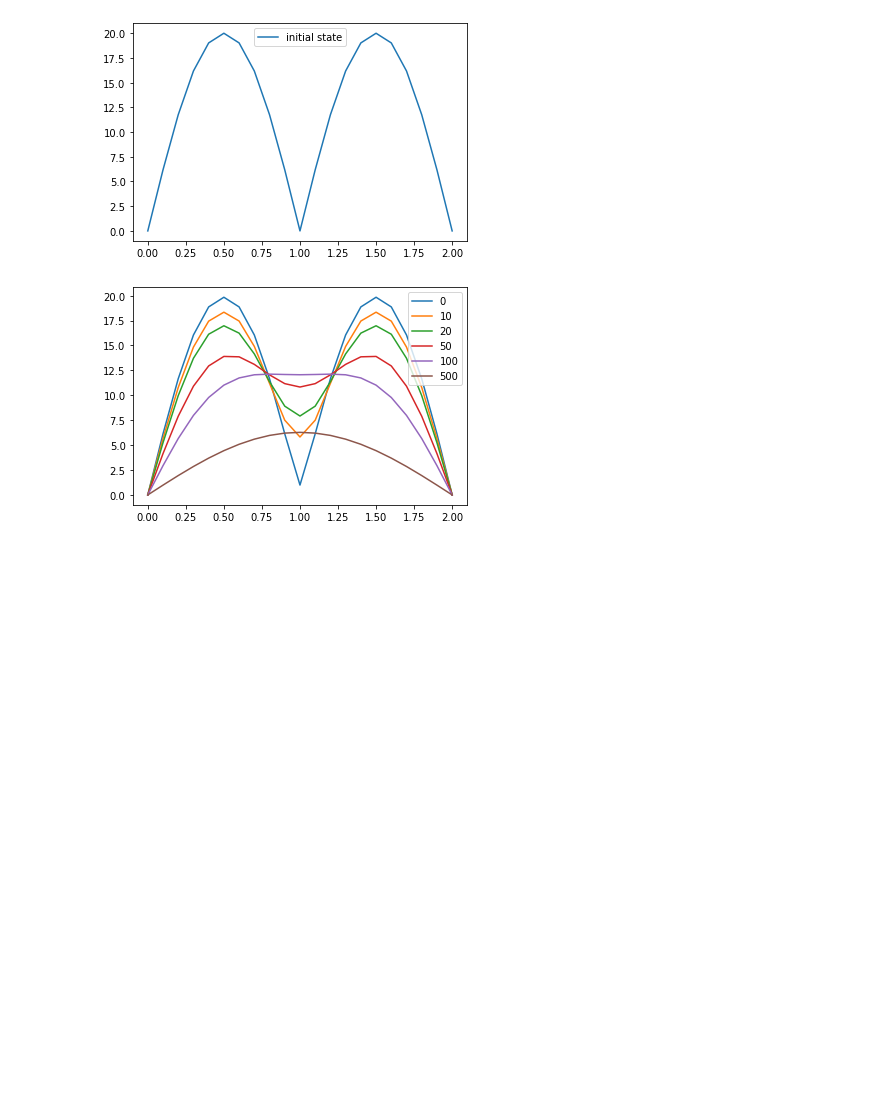
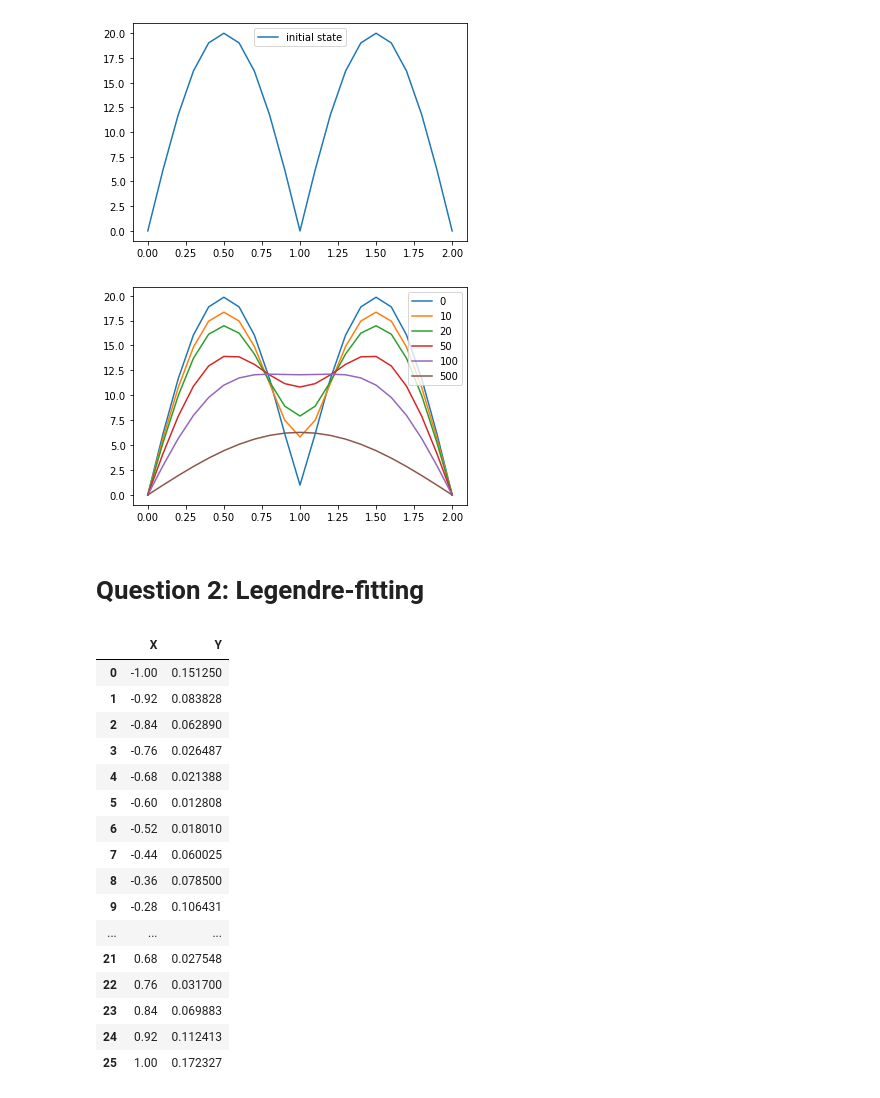
Before and after one commit to emb1ues/comp_phy_endsem, a Jupyter notebook: comp_phy_endsem.ipynb, the cells around one changed output. Saved outputs shown, nothing was run; the diff lists cells and outputs as text; code cells hidden in the pictures; blank space fills up the shorter version.

```diff
--- a/comp_phy_endsem.ipynb
+++ b/comp_phy_endsem.ipynb
@@ -102,3 +113,5 @@ plt.legend()
 plt.show()
 # %% [output]
 [figure]
+# %% [markdown]
+# Question 2: Legendre-fitting
@@ -104,0 +236,22 @@ plt.show()
+# %%
+#Using pandas to read the table
+data = pd.read_table("esem4fit.txt", sep='\t', names=['X','Y'])
+data
+# %% [output]
+|  | X | Y |
+| 0 | -1.00 | 0.151250 |
+| 1 | -0.92 | 0.083828 |
+| 2 | -0.84 | 0.062890 |
+| 3 | -0.76 | 0.026487 |
+| 4 | -0.68 | 0.021388 |
+| 5 | -0.60 | 0.012808 |
+| 6 | -0.52 | 0.018010 |
+| 7 | -0.44 | 0.060025 |
+| 8 | -0.36 | 0.078500 |
+| 9 | -0.28 | 0.106431 |
+| ... | ... | ... |
+| 21 | 0.68 | 0.027548 |
+| 22 | 0.76 | 0.031700 |
+| 23 | 0.84 | 0.069883 |
+| 24 | 0.92 | 0.112413 |
+| 25 | 1.00 | 0.172327 |
```
Also changed, not shown: parts of 20 cells of this notebook, 1 other file.
